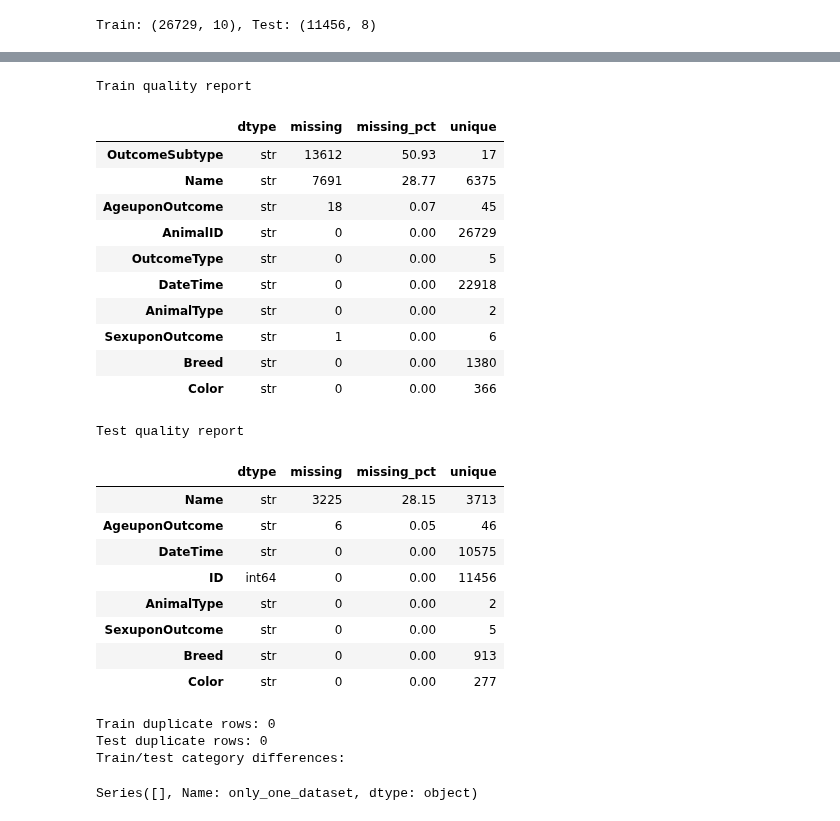
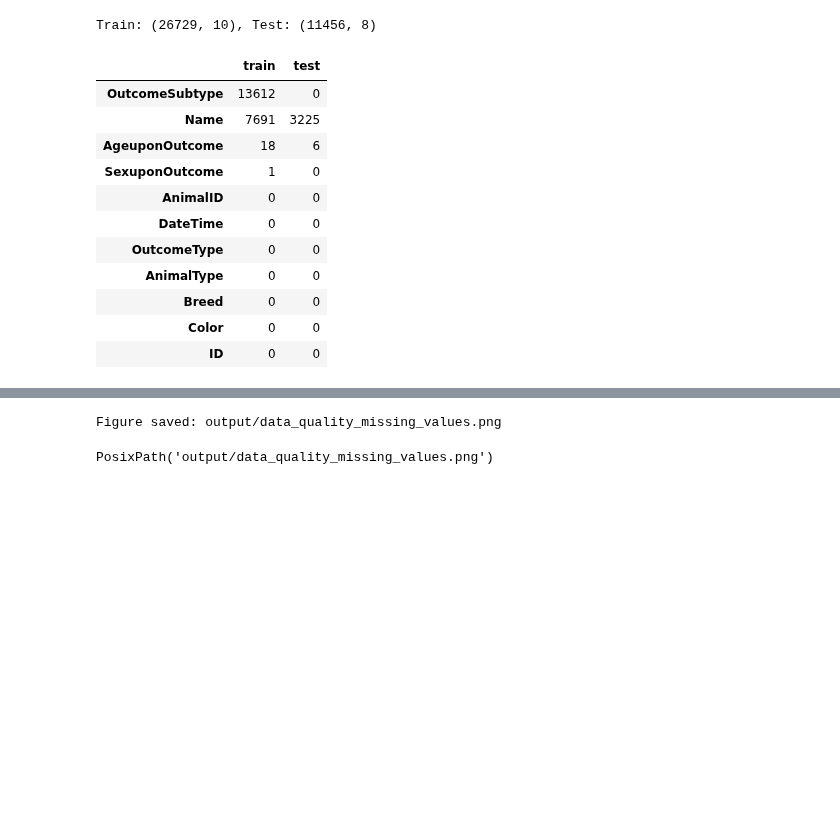
Before and after one commit to lego111Aron/shelter-animal-outcome-prediction, a Jupyter notebook: data_quality.ipynb, the cells around one changed output, grey strips where cells are left out. Saved outputs shown, nothing was run; the diff lists cells and outputs as text; code cells hidden in the pictures; blank space fills up the shorter version.

```diff
--- a/data_quality.ipynb
+++ b/data_quality.ipynb
@@ -65,14 +55,31 @@ def categorical_mismatch(train_frame, test_frame):
 # %%
-train_quality = quality_report(train)
-test_quality = quality_report(test)
+# Missing Values
+missing_report = pd.concat({
+    "train": summarize_format(train)["missing"],
+    "test": summarize_format(test)["missing"],
+}, axis=1).fillna(0).astype(int)
+display(missing_report.sort_values("train", ascending=False))
 
-print("Train quality report")
-display(train_quality)
-print("Test quality report")
-display(test_quality)
-
-print(f"Train duplicate rows: {train.duplicated().sum()}")
-print(f"Test duplicate rows: {test.duplicated().sum()}")
-print("Train/test category differences:")
-display(pd.Series(categorical_mismatch(train, test), name="only_one_dataset"))
+missing = missing_report[missing_report["train"] > 0].sort_values("train")
+fig = px.bar(
+    missing,
+    x="train",
+    y=missing.index,
+    orientation="h",
+    labels={"y": "Column", "train": "Missing values"},
+    title="Missing values in the training dataset",
+)
+show_and_save(fig, MISSING_VALUES_FILENAME)
 # %% [output]
+|  | train | test |
+| OutcomeSubtype | 13612 | 0 |
+| Name | 7691 | 3225 |
+| AgeuponOutcome | 18 | 6 |
+| SexuponOutcome | 1 | 0 |
+| AnimalID | 0 | 0 |
+| DateTime | 0 | 0 |
+| OutcomeType | 0 | 0 |
+| AnimalType | 0 | 0 |
+| Breed | 0 | 0 |
+| Color | 0 | 0 |
+| ID | 0 | 0 |
@@ -79,27 +87,3 @@ display(pd.Series(categorical_mismatch(train, test), name="only_one_dataset"))
-Train quality report
+Figure saved: output/data_quality_missing_values.png
-|  | dtype | missing | missing_pct | unique |
-| OutcomeSubtype | str | 13612 | 50.93 | 17 |
-| Name | str | 7691 | 28.77 | 6375 |
-| AgeuponOutcome | str | 18 | 0.07 | 45 |
-| AnimalID | str | 0 | 0.00 | 26729 |
-| OutcomeType | str | 0 | 0.00 | 5 |
-| DateTime | str | 0 | 0.00 | 22918 |
-| AnimalType | str | 0 | 0.00 | 2 |
-| SexuponOutcome | str | 1 | 0.00 | 6 |
-| Breed | str | 0 | 0.00 | 1380 |
-| Color | str | 0 | 0.00 | 366 |
-Test quality report
+PosixPath('output/data_quality_missing_values.png')
-|  | dtype | missing | missing_pct | unique |
-| Name | str | 3225 | 28.15 | 3713 |
-| AgeuponOutcome | str | 6 | 0.05 | 46 |
-| DateTime | str | 0 | 0.00 | 10575 |
-| ID | int64 | 0 | 0.00 | 11456 |
-| AnimalType | str | 0 | 0.00 | 2 |
-| SexuponOutcome | str | 0 | 0.00 | 5 |
-| Breed | str | 0 | 0.00 | 913 |
-| Color | str | 0 | 0.00 | 277 |
-Train duplicate rows: 0
-Test duplicate rows: 0
-Train/test category differences:
-Series([], Name: only_one_dataset, dtype: object)
 # %%
```
Also changed, not shown: parts of 13 cells of this notebook, 3 other files.
